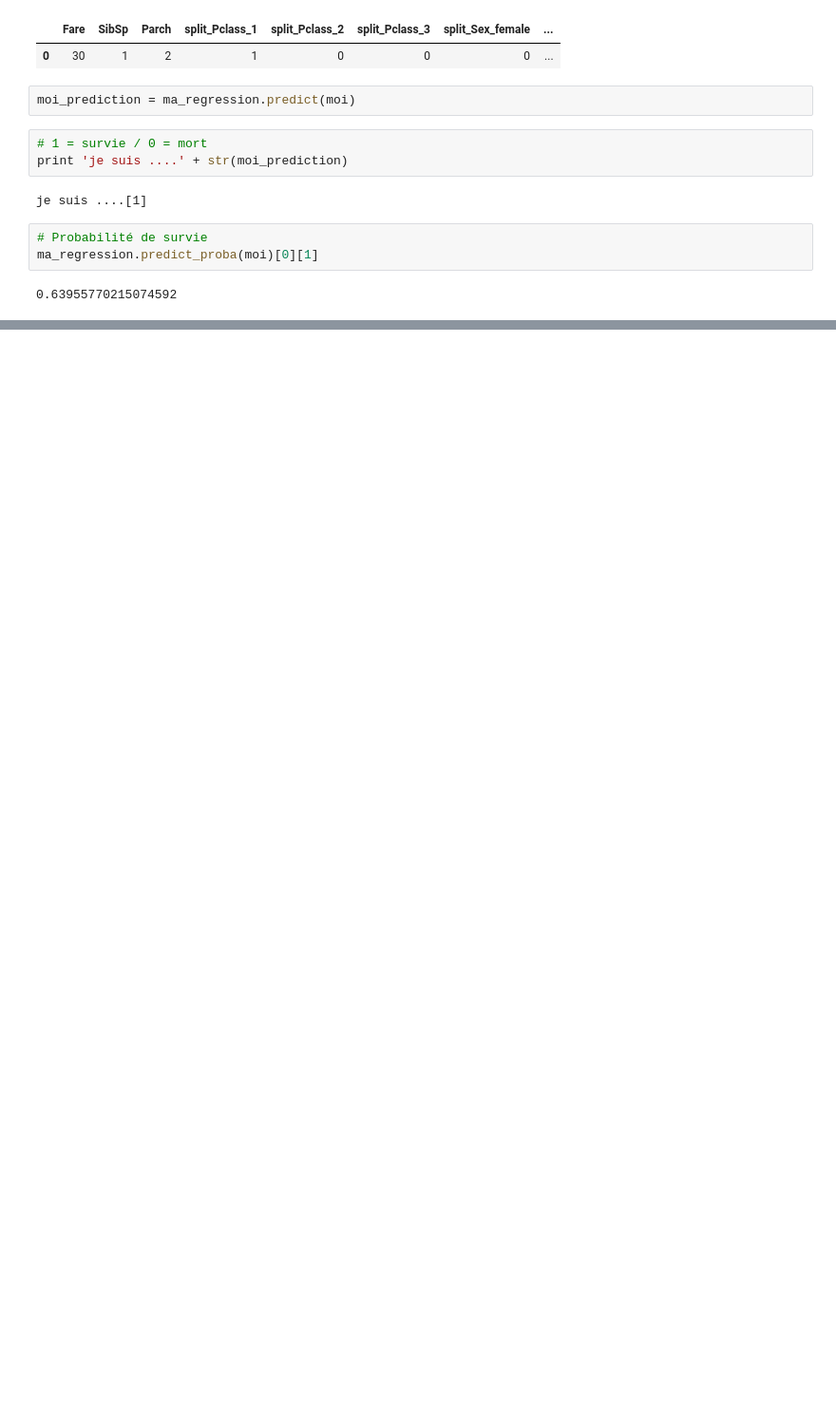
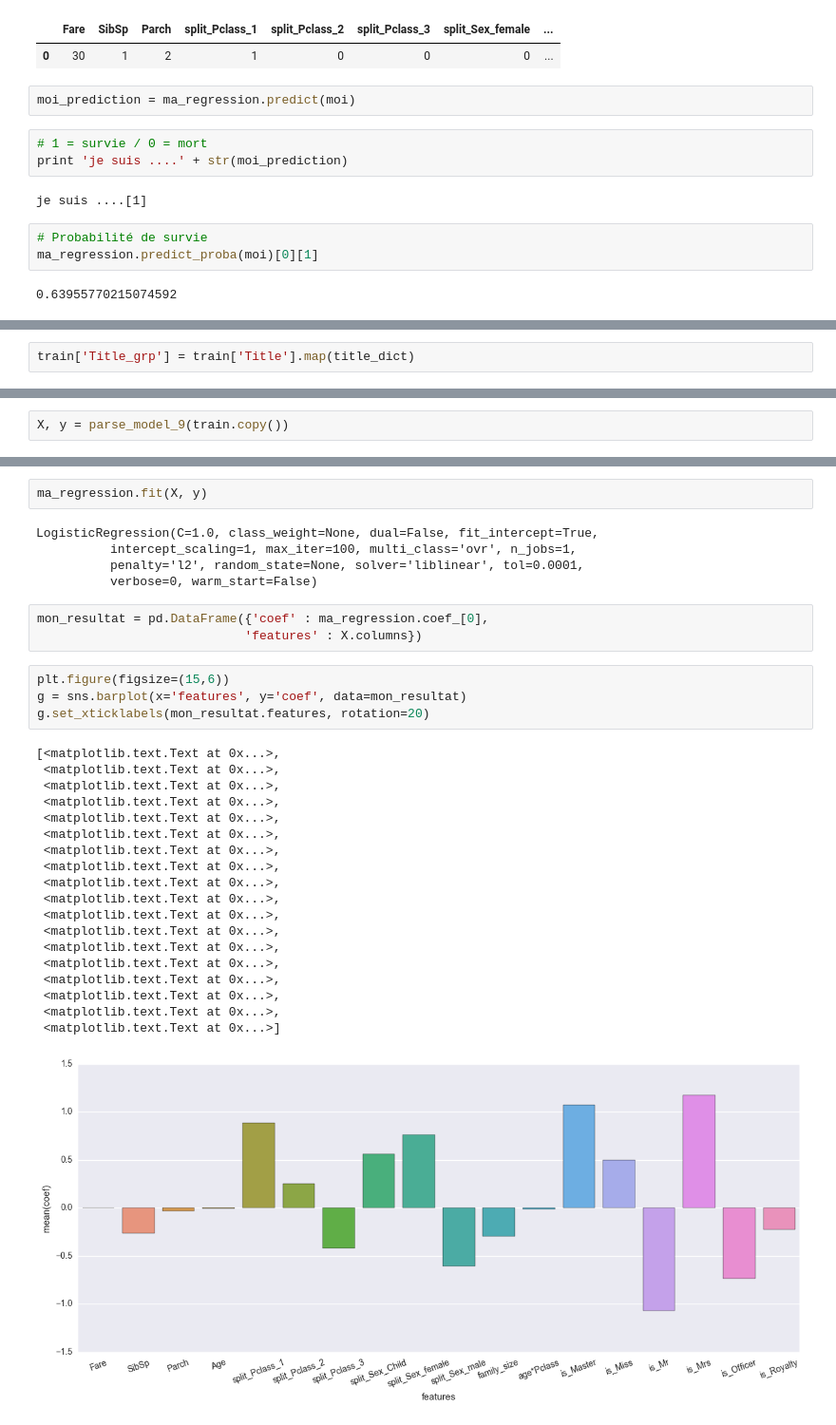
Before and after one commit to IceJoke/presentation, a Jupyter notebook: EPSI/I4/Business Intellgence/EP4/premier_pas_algo_titanic.ipynb, the cells around one changed output, grey strips where cells are left out. Shown at 95% size. Drawn from its saved outputs; the diff is of its cells as text; blank space fills up the shorter version.

```diff
--- a/EPSI/I4/Business Intellgence/EP4/premier_pas_algo_titanic.ipynb
+++ b/EPSI/I4/Business Intellgence/EP4/premier_pas_algo_titanic.ipynb
@@ -865,0 +1240,2 @@ ma_regression.predict_proba(moi)[0][1]
+# %%
+train['Title_grp'] = train['Title'].map(title_dict)
@@ -865,0 +1305,2 @@ ma_regression.predict_proba(moi)[0][1]
+# %%
+X, y = parse_model_9(train.copy())
@@ -865,0 +1321,34 @@ ma_regression.predict_proba(moi)[0][1]
+# %%
+ma_regression.fit(X, y)
+# %% [output]
+LogisticRegression(C=1.0, class_weight=None, dual=False, fit_intercept=True,
+          intercept_scaling=1, max_iter=100, multi_class='ovr', n_jobs=1,
+          penalty='l2', random_state=None, solver='liblinear', tol=0.0001,
+          verbose=0, warm_start=False)
+# %%
+mon_resultat = pd.DataFrame({'coef' : ma_regression.coef_[0],
+                            'features' : X.columns})
+# %%
+plt.figure(figsize=(15,6))
+g = sns.barplot(x='features', y='coef', data=mon_resultat)
+g.set_xticklabels(mon_resultat.features, rotation=20)
+# %% [output]
+[<matplotlib.text.Text at 0x...>,
+ <matplotlib.text.Text at 0x...>,
+ <matplotlib.text.Text at 0x...>,
+ <matplotlib.text.Text at 0x...>,
+ <matplotlib.text.Text at 0x...>,
+ <matplotlib.text.Text at 0x...>,
+ <matplotlib.text.Text at 0x...>,
+ <matplotlib.text.Text at 0x...>,
+ <matplotlib.text.Text at 0x...>,
+ <matplotlib.text.Text at 0x...>,
+ <matplotlib.text.Text at 0x...>,
+ <matplotlib.text.Text at 0x...>,
+ <matplotlib.text.Text at 0x...>,
+ <matplotlib.text.Text at 0x...>,
+ <matplotlib.text.Text at 0x...>,
+ <matplotlib.text.Text at 0x...>,
+ <matplotlib.text.Text at 0x...>,
+ <matplotlib.text.Text at 0x...>]
+[figure, added]
```
Also changed, not shown: parts of 64 cells of this notebook, 10 other files.
